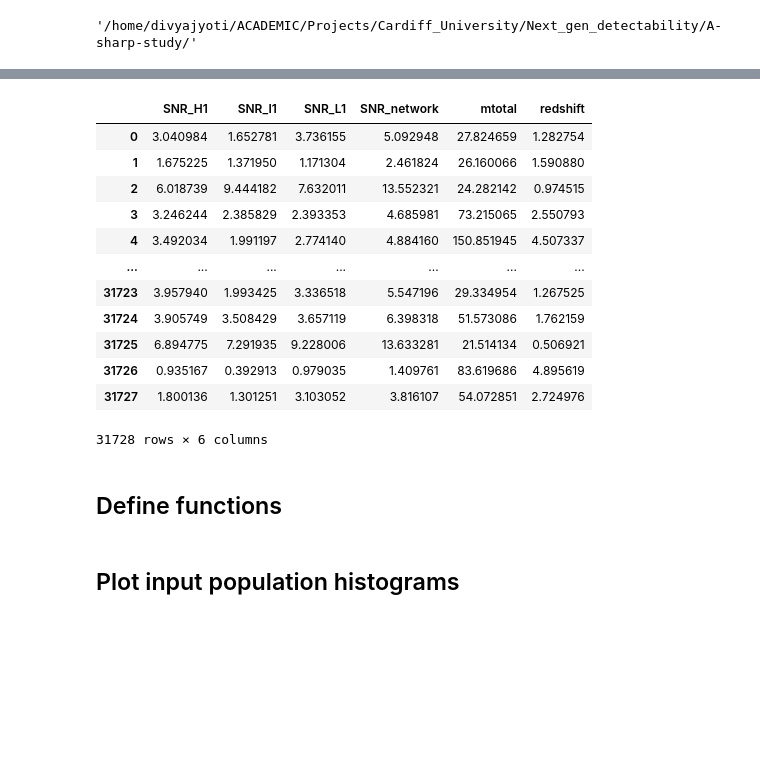
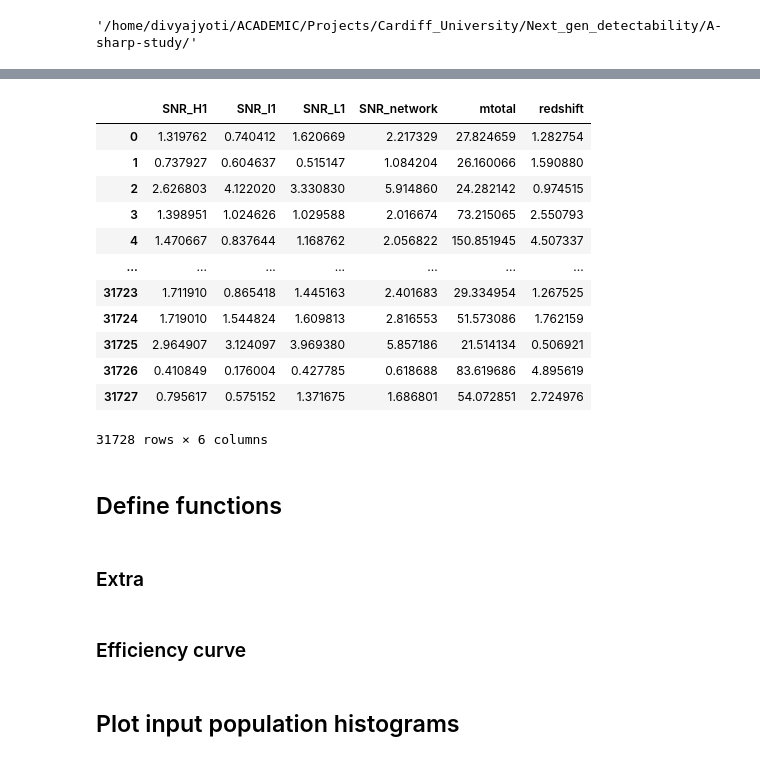
Before and after one commit to divyajyoti09/next_gen_detect, a Jupyter notebook: A-sharp_z_peak_mapping/Paper1_plots_extra.ipynb, the cells around one changed output, grey strips where cells are left out. Saved outputs shown, nothing was run; the diff lists cells and outputs as text; code cells hidden in the pictures; blank space fills up the shorter version.

```diff
--- a/A-sharp_z_peak_mapping/Paper1_plots_extra.ipynb
+++ b/A-sharp_z_peak_mapping/Paper1_plots_extra.ipynb
@@ -246,23 +265,28 @@ def load_snrs(h5file, load_keys):
     return(pd.DataFrame(ret_dict))
 # %%
 input_pop_snrs = map_nested_dict(input_pop_files, load_snrs, ['redshift', 'mtotal'])
-input_pop_snrs['MD']['Asharp']['total']
+o5_snrs_file = os.path.join(project_dir, 'SNR_output_files_XPHM', 'BBH',
+                            'LHI_O5c_SNR_2_pop_PLP_spin_prec_fref_10_z_MD_zmax_10_lmrd_22_365_days_corrected_td_SNR_data.h5')
+input_pop_snrs['MD']['O5c'] = {'total':load_snrs(o5_snrs_file, ['redshift', 'mtotal'])}
+input_pop_snrs['MD']['O5c']['total']
 # %% [output]
 |  | SNR_H1 | SNR_I1 | SNR_L1 | SNR_network | mtotal | redshift |
-| 0 | 3.040984 | 1.652781 | 3.736155 | 5.092948 | 27.824659 | 1.282754 |
-| 1 | 1.675225 | 1.371950 | 1.171304 | 2.461824 | 26.160066 | 1.590880 |
-| 2 | 6.018739 | 9.444182 | 7.632011 | 13.552321 | 24.282142 | 0.974515 |
-| 3 | 3.246244 | 2.385829 | 2.393353 | 4.685981 | 73.215065 | 2.550793 |
-| 4 | 3.492034 | 1.991197 | 2.774140 | 4.884160 | 150.851945 | 4.507337 |
+| 0 | 1.319762 | 0.740412 | 1.620669 | 2.217329 | 27.824659 | 1.282754 |
+| 1 | 0.737927 | 0.604637 | 0.515147 | 1.084204 | 26.160066 | 1.590880 |
+| 2 | 2.626803 | 4.122020 | 3.330830 | 5.914860 | 24.282142 | 0.974515 |
+| 3 | 1.398951 | 1.024626 | 1.029588 | 2.016674 | 73.215065 | 2.550793 |
+| 4 | 1.470667 | 0.837644 | 1.168762 | 2.056822 | 150.851945 | 4.507337 |
 | ... | ... | ... | ... | ... | ... | ... |
-| 31723 | 3.957940 | 1.993425 | 3.336518 | 5.547196 | 29.334954 | 1.267525 |
-| 31724 | 3.905749 | 3.508429 | 3.657119 | 6.398318 | 51.573086 | 1.762159 |
-| 31725 | 6.894775 | 7.291935 | 9.228006 | 13.633281 | 21.514134 | 0.506921 |
-| 31726 | 0.935167 | 0.392913 | 0.979035 | 1.409761 | 83.619686 | 4.895619 |
-| 31727 | 1.800136 | 1.301251 | 3.103052 | 3.816107 | 54.072851 | 2.724976 |
+| 31723 | 1.711910 | 0.865418 | 1.445163 | 2.401683 | 29.334954 | 1.267525 |
+| 31724 | 1.719010 | 1.544824 | 1.609813 | 2.816553 | 51.573086 | 1.762159 |
+| 31725 | 2.964907 | 3.124097 | 3.969380 | 5.857186 | 21.514134 | 0.506921 |
+| 31726 | 0.410849 | 0.176004 | 0.427785 | 0.618688 | 83.619686 | 4.895619 |
+| 31727 | 0.795617 | 0.575152 | 1.371675 | 1.686801 | 54.072851 | 2.724976 |
 31728 rows × 6 columns
 # %% [markdown]
 ## Define functions
+# %% [markdown]
+### Extra
 # %%
 def plot_efficiency_curve(selected_data, total_data, bins='sqrt', **kwargs):
     ns_sel, bins_sel = np.histogram(selected_data, bins=bins)
@@ -330,6 +354,8 @@ def plot_efficiency_curve_binomial(selected_data, total_data, bins='sqrt',
     )
 
     return eff, err, bins_sel
+# %% [markdown]
+### Efficiency curve
 # %%
 from statistics import NormalDist
 
```
Also changed, not shown: parts of 31 cells of this notebook, 2 other files.
